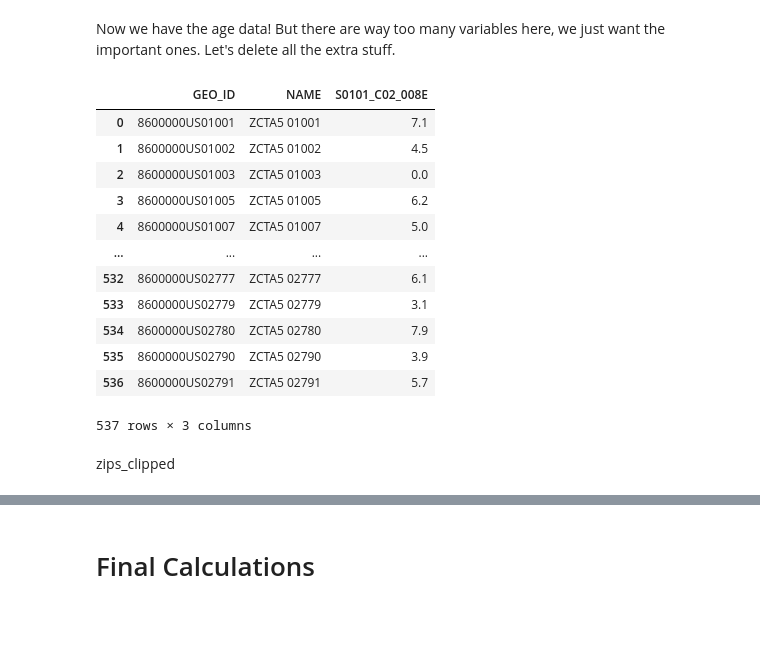
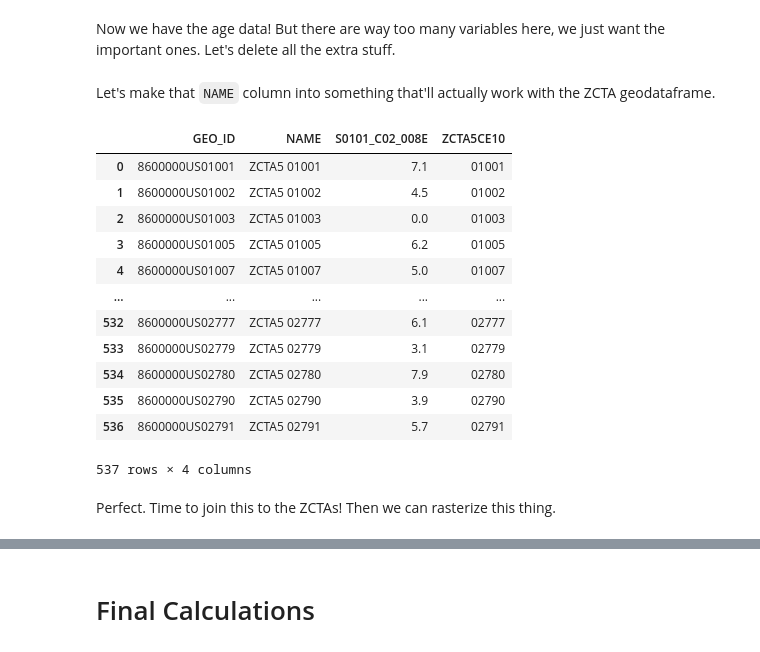
Before and after one commit to krowe42/FinalProject-LivingDecisions, a Jupyter notebook: Rowe-LivingDecisions.ipynb, the cells around one changed output, grey strips where cells are left out. Drawn from its saved outputs; the diff is of its cells as text; code cells hidden in the pictures; blank space fills up the shorter version.

Commit message:
started resident age, need to join to gdf

```diff
--- a/Rowe-LivingDecisions.ipynb
+++ b/Rowe-LivingDecisions.ipynb
@@ -640,21 +640,25 @@ age = pd.read_csv('data/tabular/ACSST5Y2019.S0101/ACSST5Y2019.S0101_data_with_ov
 Now we have the age data! But there are way too many variables here, we just want the important ones. Let's delete all the extra stuff.
 # %%
 cols = ['GEO_ID', 'NAME', 'S0101_C02_008E']
-age_reduce = age[cols]
-age_reduce
+age_reduce = age[cols].copy()
-# %% [output]
-|  | GEO_ID | NAME | S0101_C02_008E |
-| 0 | 8600000US01001 | ZCTA5 01001 | 7.1 |
-| 1 | 8600000US01002 | ZCTA5 01002 | 4.5 |
-| 2 | 8600000US01003 | ZCTA5 01003 | 0.0 |
-| 3 | 8600000US01005 | ZCTA5 01005 | 6.2 |
-| 4 | 8600000US01007 | ZCTA5 01007 | 5.0 |
-| ... | ... | ... | ... |
-| 532 | 8600000US02777 | ZCTA5 02777 | 6.1 |
-| 533 | 8600000US02779 | ZCTA5 02779 | 3.1 |
-| 534 | 8600000US02780 | ZCTA5 02780 | 7.9 |
-| 535 | 8600000US02790 | ZCTA5 02790 | 3.9 |
-| 536 | 8600000US02791 | ZCTA5 02791 | 5.7 |
-537 rows × 3 columns
-# %% [markdown]
-zips_clipped
+# %% [markdown]
+Let's make that `NAME` column into something that'll actually work with the ZCTA geodataframe.
+# %%
+age_reduce['ZCTA5CE10'] = age_reduce['NAME'].str[5:]
+age_reduce
+# %% [output]
+|  | GEO_ID | NAME | S0101_C02_008E | ZCTA5CE10 |
+| 0 | 8600000US01001 | ZCTA5 01001 | 7.1 | 01001 |
+| 1 | 8600000US01002 | ZCTA5 01002 | 4.5 | 01002 |
+| 2 | 8600000US01003 | ZCTA5 01003 | 0.0 | 01003 |
+| 3 | 8600000US01005 | ZCTA5 01005 | 6.2 | 01005 |
+| 4 | 8600000US01007 | ZCTA5 01007 | 5.0 | 01007 |
+| ... | ... | ... | ... | ... |
+| 532 | 8600000US02777 | ZCTA5 02777 | 6.1 | 02777 |
+| 533 | 8600000US02779 | ZCTA5 02779 | 3.1 | 02779 |
+| 534 | 8600000US02780 | ZCTA5 02780 | 7.9 | 02780 |
+| 535 | 8600000US02790 | ZCTA5 02790 | 3.9 | 02790 |
+| 536 | 8600000US02791 | ZCTA5 02791 | 5.7 | 02791 |
+537 rows × 4 columns
+# %% [markdown]
+Perfect. Time to join this to the ZCTAs! Then we can rasterize this thing.
```
Also changed, not shown: parts of 4 cells of this notebook.
